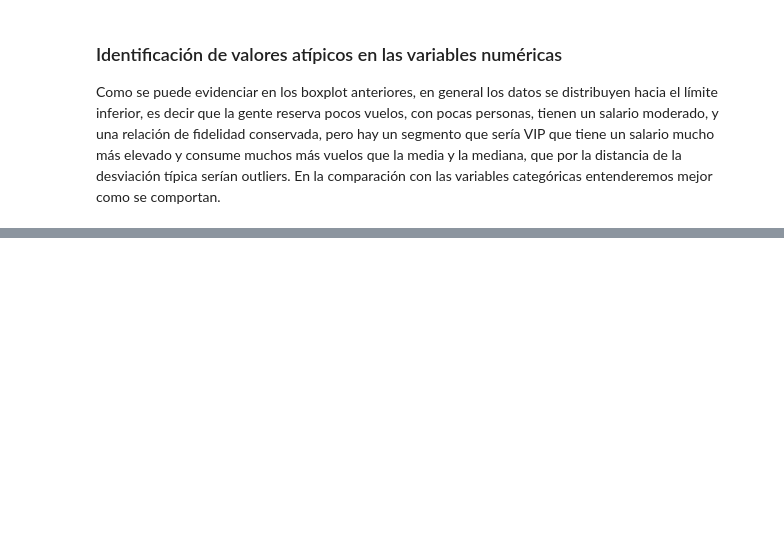
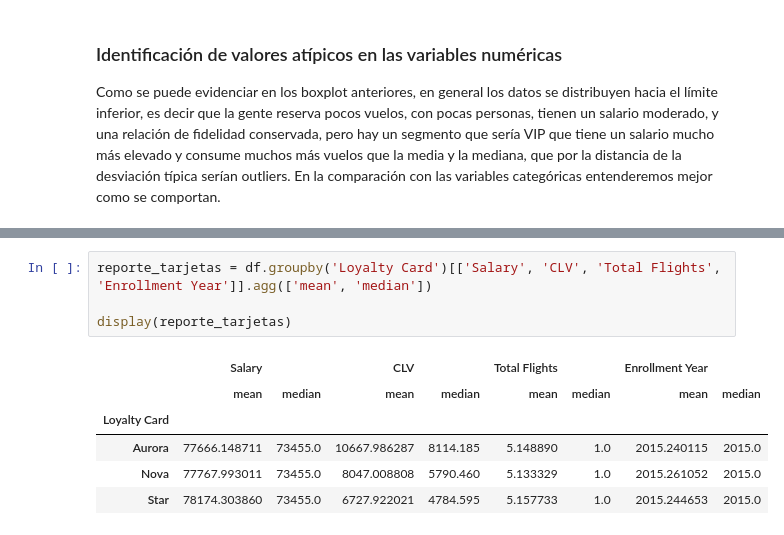
Before and after one commit to Adalab/bda-modulo-3-evaluacion-final-alirisescobar-cpu-1, a Jupyter notebook: Fase_2_analisis_estadistico.ipynb, the cells around one changed output, grey strips where cells are left out. Saved outputs shown, nothing was run; the diff lists cells and outputs as text; blank space fills up the shorter version.

```diff
--- a/Fase_2_analisis_estadistico.ipynb
+++ b/Fase_2_analisis_estadistico.ipynb
@@ -108,0 +186,11 @@ En la comparación con las variables categóricas entenderemos mejor como se com
+# %%
+reporte_tarjetas = df.groupby('Loyalty Card')[['Salary', 'CLV', 'Total Flights', 'Enrollment Year']].agg(['mean', 'median'])
+
+display(reporte_tarjetas)
+# %% [output]
+|  | Salary |  | CLV |  | Total Flights |  | Enrollment Year |  |
+|  | mean | median | mean | median | mean | median | mean | median |
+| Loyalty Card |  |  |  |  |  |  |  |  |
+| Aurora | 77666.148711 | 73455.0 | 10667.986287 | 8114.185 | 5.148890 | 1.0 | 2015.240115 | 2015.0 |
+| Nova | 77767.993011 | 73455.0 | 8047.008808 | 5790.460 | 5.133329 | 1.0 | 2015.261052 | 2015.0 |
+| Star | 78174.303860 | 73455.0 | 6727.922021 | 4784.595 | 5.157733 | 1.0 | 2015.244653 | 2015.0 |
```
Also changed, not shown: parts of 10 cells of this notebook.
